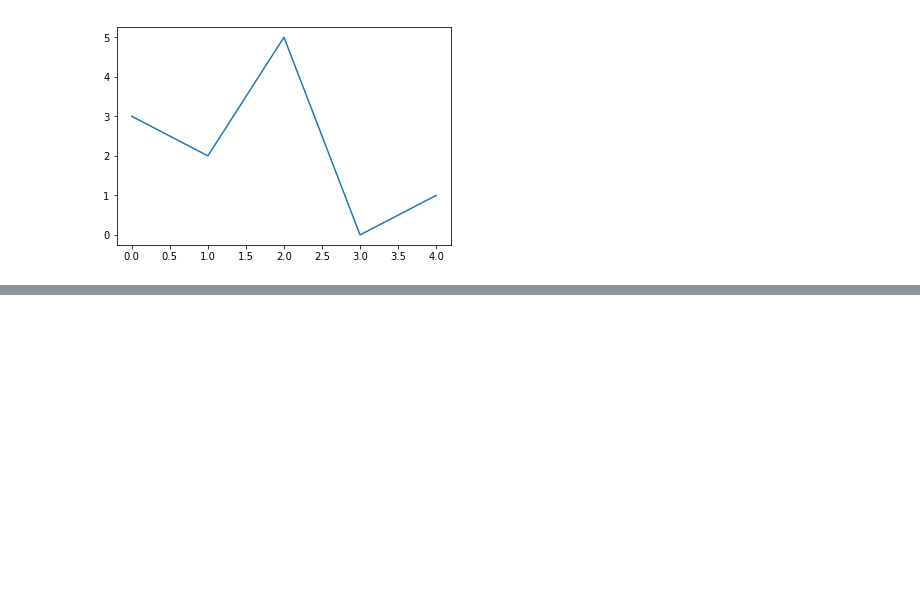
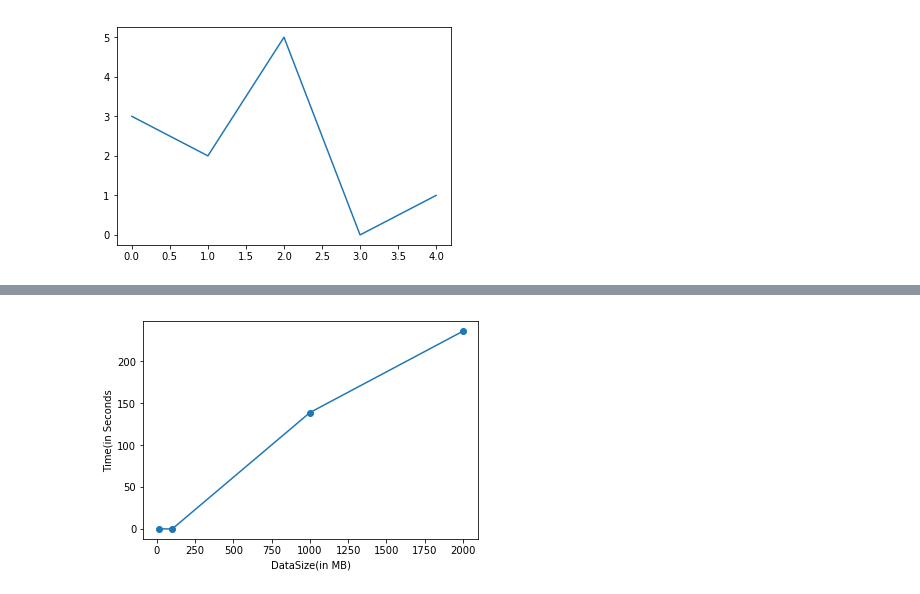
Before and after one commit to imnmo/teach-yourself-machine-learning, a Jupyter notebook: CatchUpWIthPython.ipynb, the cells around one changed output, grey strips where cells are left out. Saved outputs shown, nothing was run; the diff lists cells and outputs as text; code cells hidden in the pictures; blank space fills up the shorter version.

```diff
--- a/CatchUpWIthPython.ipynb
+++ b/CatchUpWIthPython.ipynb
@@ -178,0 +208,7 @@ plt.show()
+# %%
+import matplotlib.pyplot as plt
+plt.plotfile('data.txt', delimiter=' ', cols=(0, 1),names=('DataSize(in MB)', 'Time(in Seconds'), marker='o')
+plt.savefig('testScenario_1.jpeg', bbox_inches='tight')
+plt.show()
+# %% [output]
+[figure, added]
```
Also changed, not shown: parts of 8 cells of this notebook, 8 other files.
